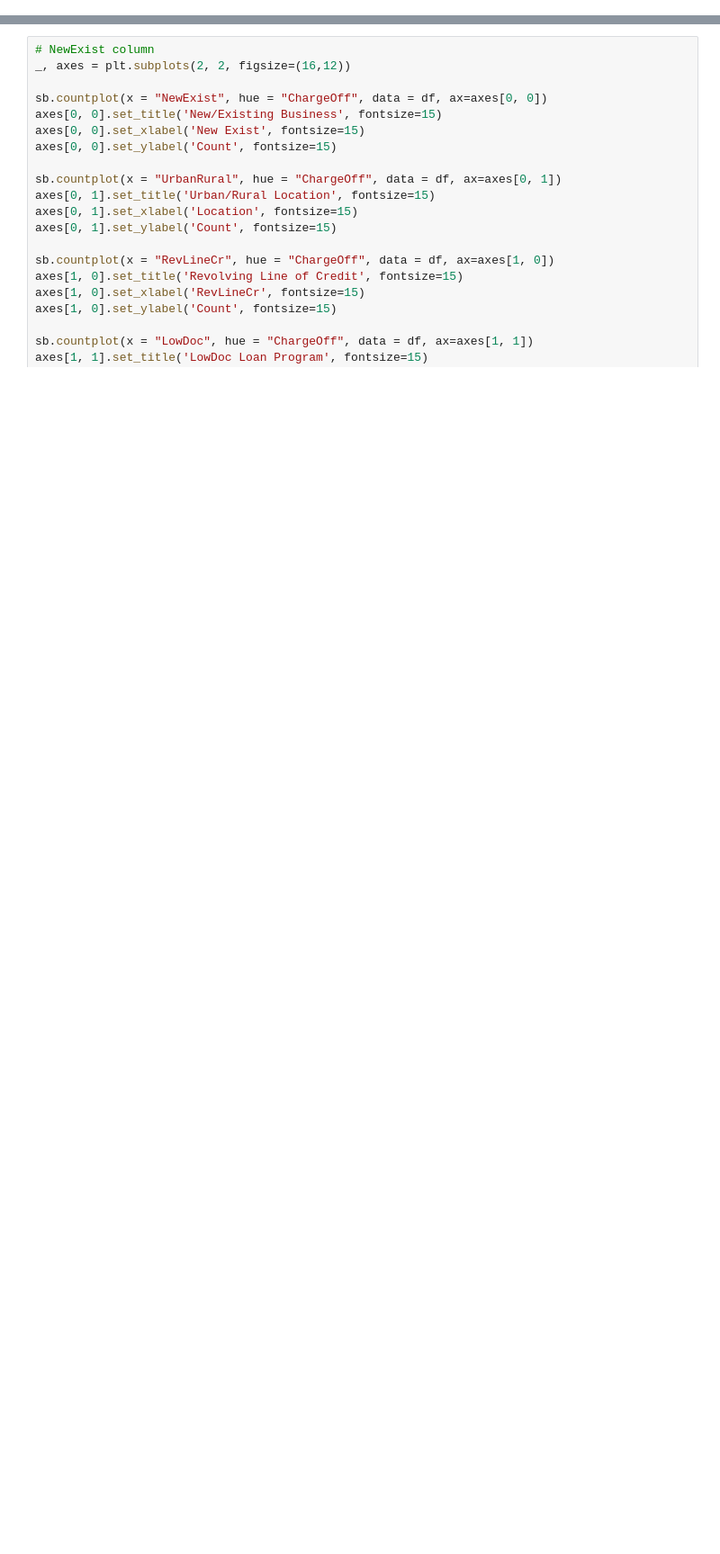
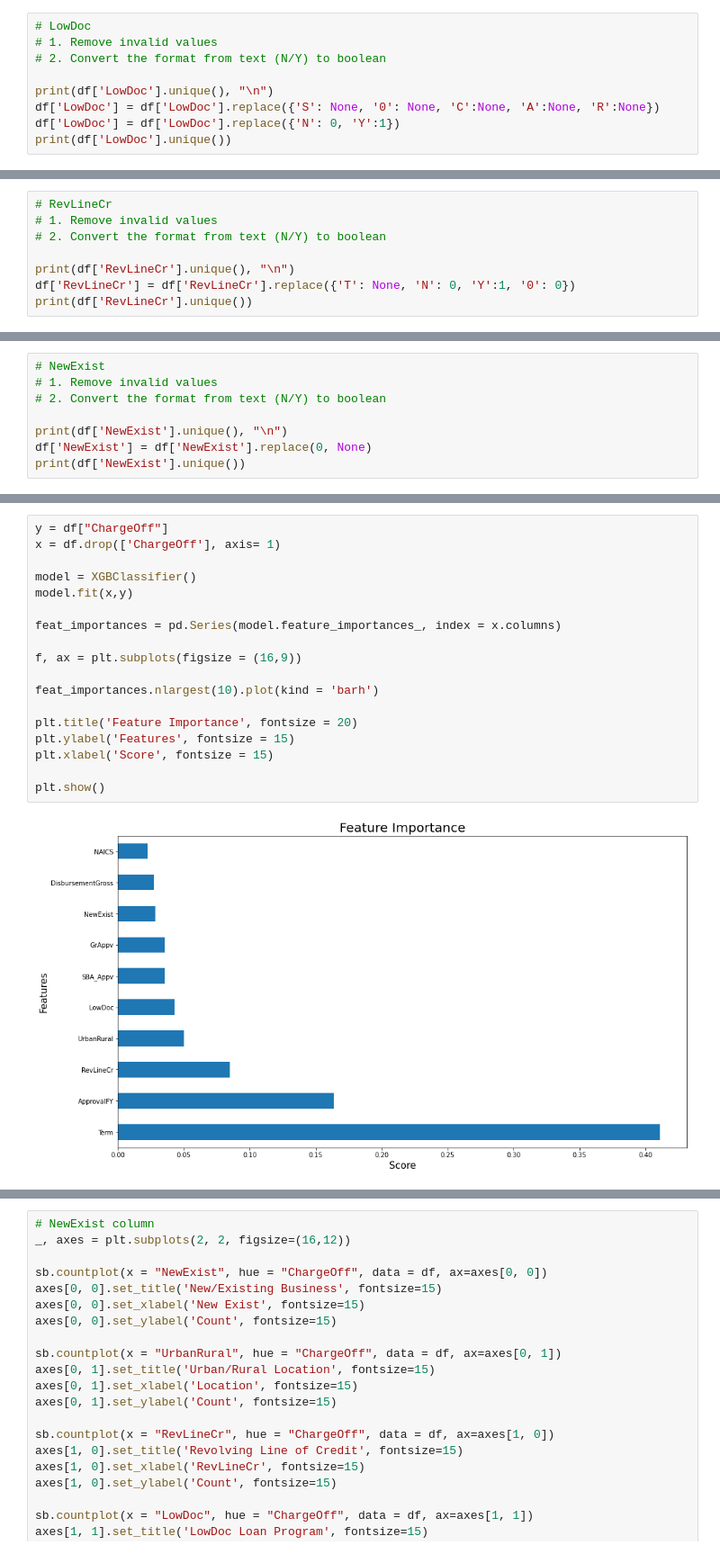
Before and after one commit to helloxy96/CS5228_project, a Jupyter notebook: feature_selection.ipynb, the cells around one changed output, grey strips where cells are left out. Shown at 90% size. Cells and saved outputs as stored; diff of their text form; blank space fills up the shorter version.

```diff
--- a/feature_selection.ipynb
+++ b/feature_selection.ipynb
@@ -12,0 +84,9 @@ df = df.drop(['Name', 'City', 'Zip', 'BankState', 'Bank'], axis= 1)
+# %%
+# LowDoc
+# 1. Remove invalid values
+# 2. Convert the format from text (N/Y) to boolean
+
+print(df['LowDoc'].unique(), "\n")
+df['LowDoc'] = df['LowDoc'].replace({'S': None, '0': None, 'C':None, 'A':None, 'R':None})
+df['LowDoc'] = df['LowDoc'].replace({'N': 0, 'Y':1})
+print(df['LowDoc'].unique())
@@ -12,0 +97,8 @@ df = df.drop(['Name', 'City', 'Zip', 'BankState', 'Bank'], axis= 1)
+# %%
+# RevLineCr
+# 1. Remove invalid values
+# 2. Convert the format from text (N/Y) to boolean
+
+print(df['RevLineCr'].unique(), "\n")
+df['RevLineCr'] = df['RevLineCr'].replace({'T': None, 'N': 0, 'Y':1, '0': 0})
+print(df['RevLineCr'].unique())
@@ -12,0 +109,8 @@ df = df.drop(['Name', 'City', 'Zip', 'BankState', 'Bank'], axis= 1)
+# %%
+# NewExist
+# 1. Remove invalid values
+# 2. Convert the format from text (N/Y) to boolean
+
+print(df['NewExist'].unique(), "\n")
+df['NewExist'] = df['NewExist'].replace(0, None)
+print(df['NewExist'].unique())
@@ -12,0 +119,20 @@ df = df.drop(['Name', 'City', 'Zip', 'BankState', 'Bank'], axis= 1)
+# %%
+y = df["ChargeOff"]
+x = df.drop(['ChargeOff'], axis= 1)
+
+model = XGBClassifier()
+model.fit(x,y)
+
+feat_importances = pd.Series(model.feature_importances_, index = x.columns)
+
+f, ax = plt.subplots(figsize = (16,9))
+
+feat_importances.nlargest(10).plot(kind = 'barh')
+
+plt.title('Feature Importance', fontsize = 20)
+plt.ylabel('Features', fontsize = 15)
+plt.xlabel('Score', fontsize = 15)
+
+plt.show()
+# %% [output]
+[figure, added]
```
Also changed, not shown: parts of 10 cells of this notebook, 1 other file.
